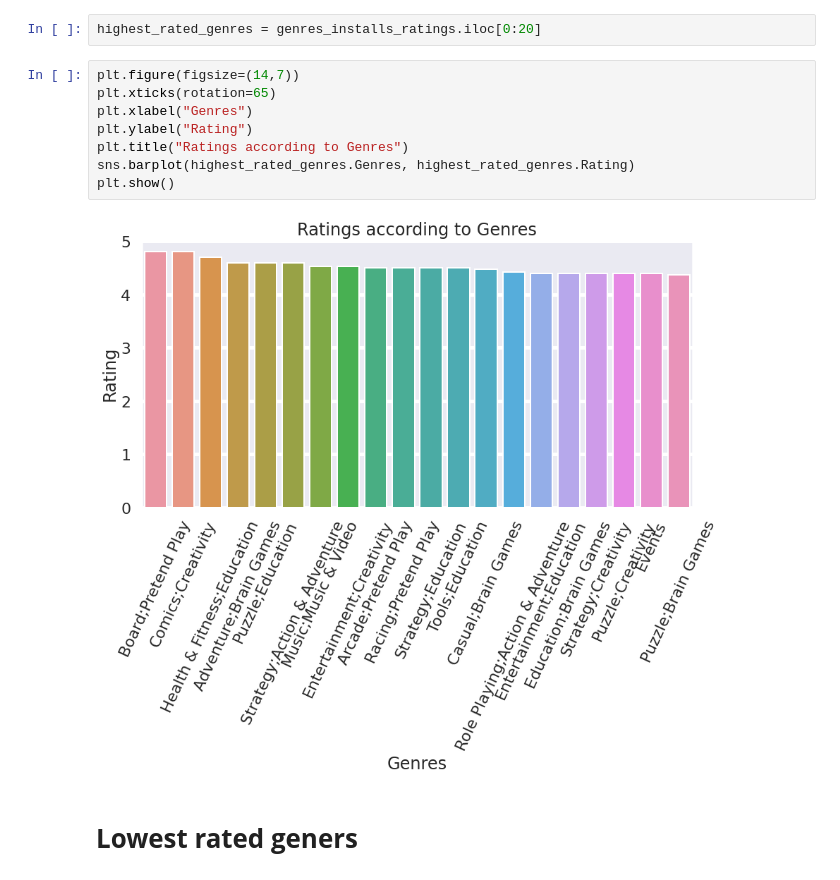
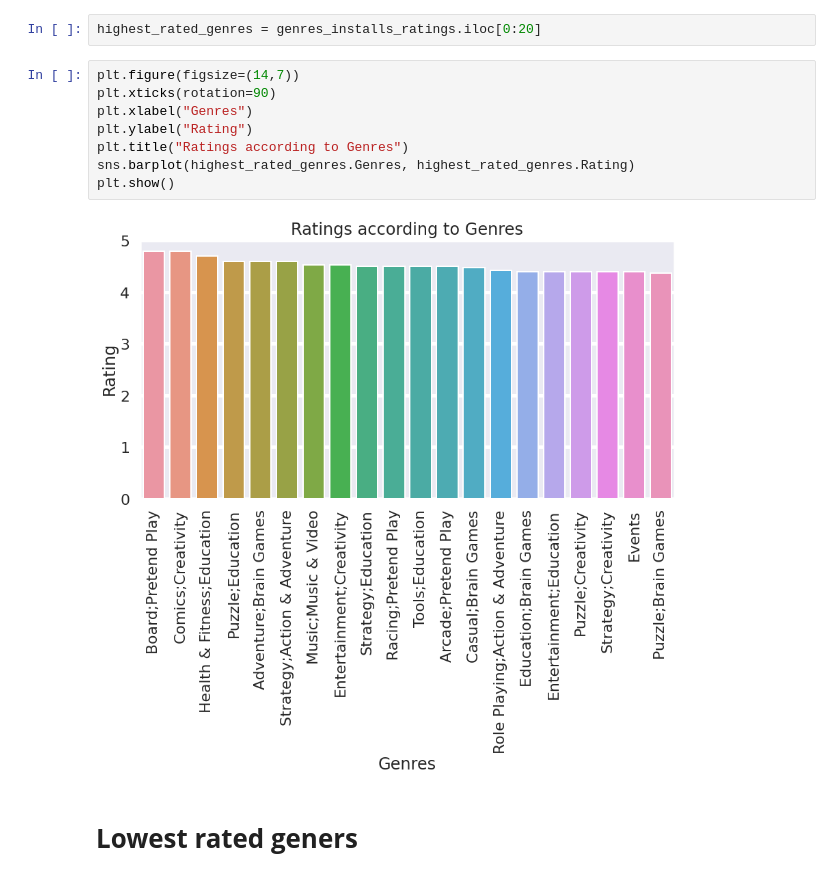
Before and after one commit to Team-AlmaBetter/playstore-analysis, a Jupyter notebook: Copy_of_Playstore_Analysis_TeamProject_EDA.ipynb, the cells around one changed output. Cells and saved outputs as stored; diff of their text form.

```diff
--- a/Copy_of_Playstore_Analysis_TeamProject_EDA.ipynb
+++ b/Copy_of_Playstore_Analysis_TeamProject_EDA.ipynb
@@ -663,14 +666,14 @@ genres_installs_ratings.sort_values('Rating', ascending =False, inplace=True)
 highest_rated_genres = genres_installs_ratings.iloc[0:20]
 # %%
 plt.figure(figsize=(14,7))
-plt.xticks(rotation=65)
+plt.xticks(rotation=90)
 plt.xlabel("Genres")
 plt.ylabel("Rating")
 plt.title("Ratings according to Genres")
 sns.barplot(highest_rated_genres.Genres, highest_rated_genres.Rating)
 plt.show()
 # %% [output]
-[figure, old version]
+[figure, new version]
 # %% [markdown]
 # **Lowest rated geners**
 # %%
```
Also changed, not shown: parts of 6 cells of this notebook.
